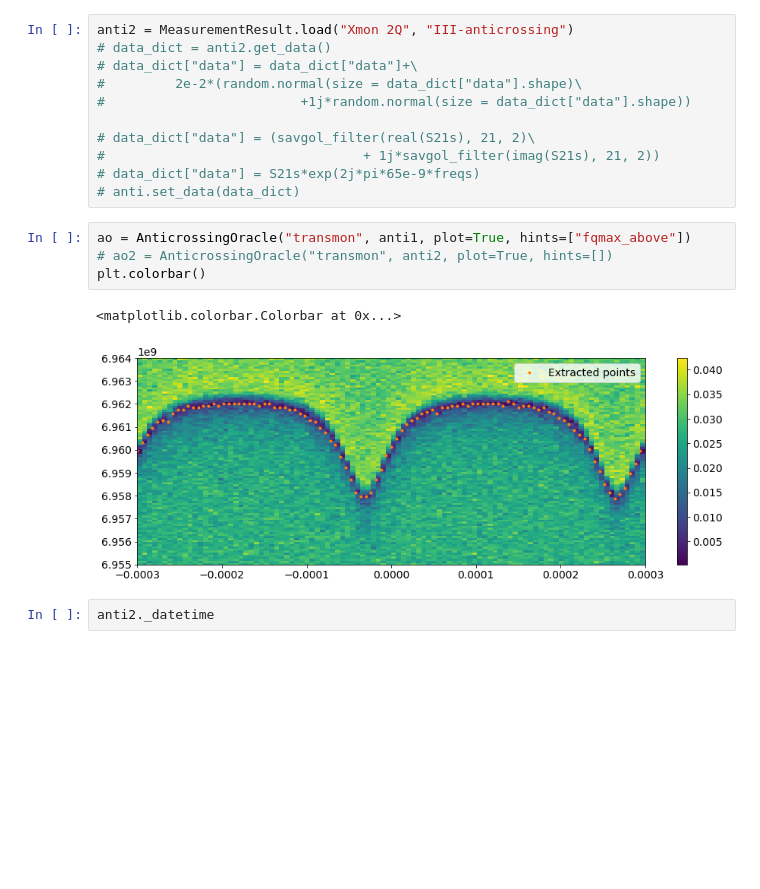
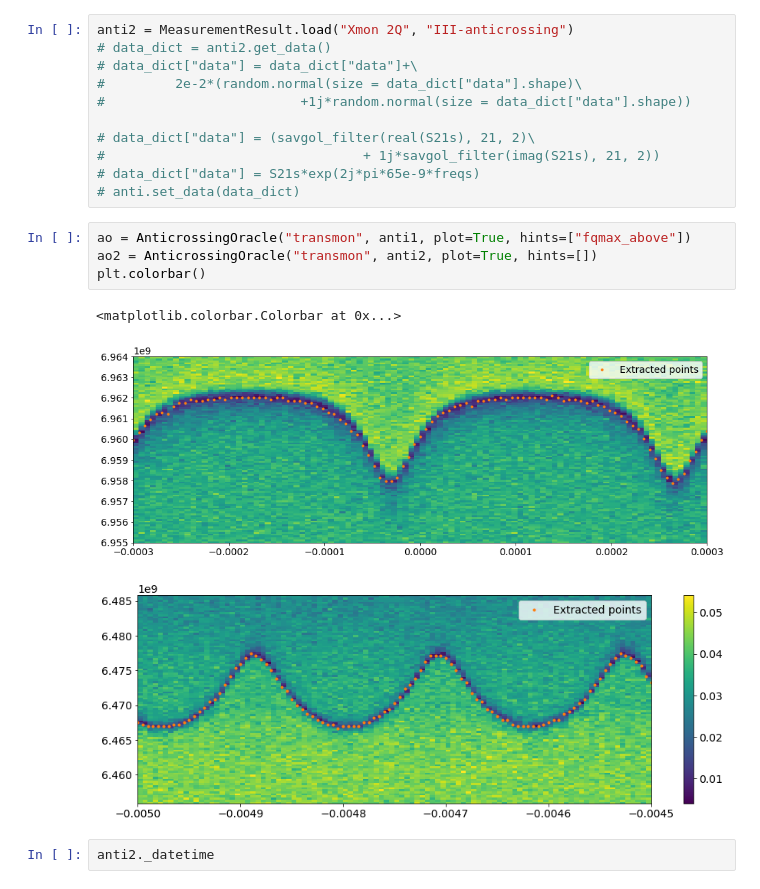
Before and after one commit to vdrhtc/Computer-vision-paper, a Jupyter notebook: Plots 2 .ipynb, the cells around one changed output. Saved outputs shown, nothing was run; the diff lists cells and outputs as text; blank space fills up the shorter version.

```diff
--- a/Plots 2 .ipynb
+++ b/Plots 2 .ipynb
@@ -110,11 +110,12 @@ anti2 = MeasurementResult.load("Xmon 2Q", "III-anticrossing")
 # anti.set_data(data_dict)
 # %%
 ao = AnticrossingOracle("transmon", anti1, plot=True, hints=["fqmax_above"])
-# ao2 = AnticrossingOracle("transmon", anti2, plot=True, hints=[])
+ao2 = AnticrossingOracle("transmon", anti2, plot=True, hints=[])
 plt.colorbar()
 # %% [output]
 <matplotlib.colorbar.Colorbar at 0x...>
-[figure, old version]
+[figure, new version]
+[figure, added]
 # %%
 anti2._datetime
 # %% [output]
```
Also changed, not shown: parts of 17 cells of this notebook, 1 other file.
